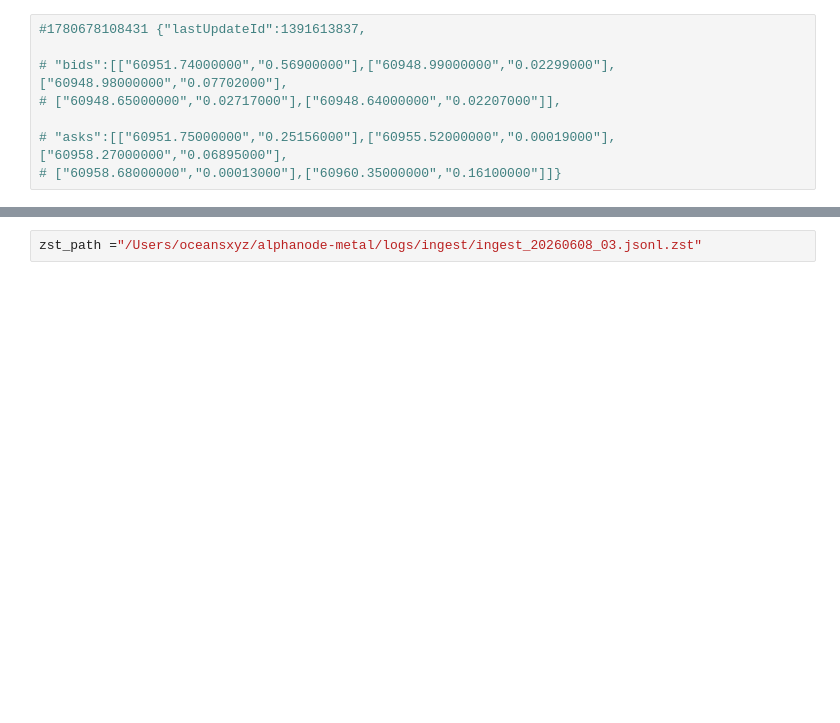
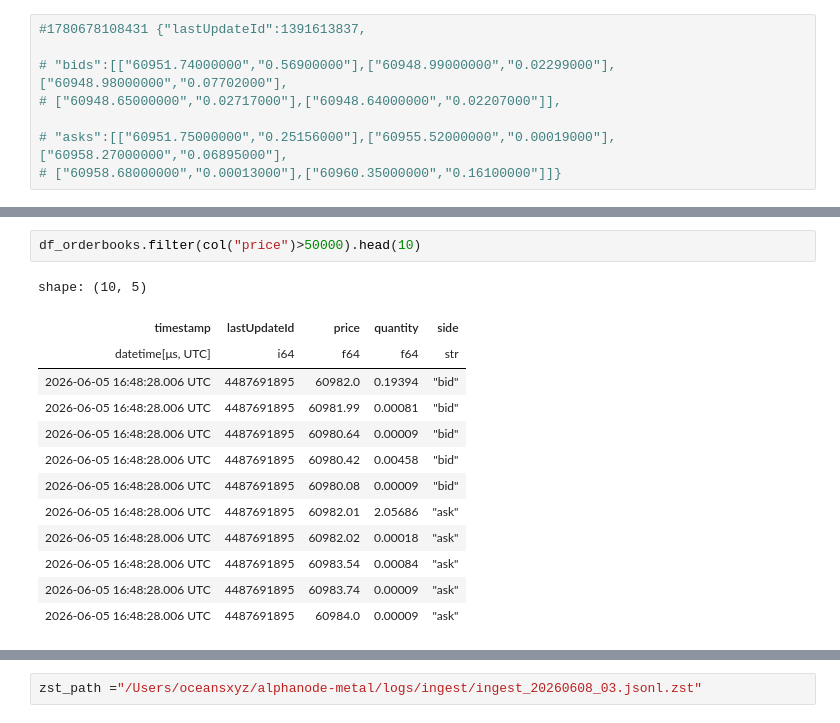
Before and after one commit to IsuruMahakumara/alphanode-forge, a Jupyter notebook: research/eda_arb_strat_01_crypto_audit.ipynb, the cells around one changed output, grey strips where cells are left out. Cells and saved outputs as stored; diff of their text form; blank space fills up the shorter version.

```diff
--- a/research/eda_arb_strat_01_crypto_audit.ipynb
+++ b/research/eda_arb_strat_01_crypto_audit.ipynb
@@ -136,0 +169,16 @@ shape: (258_546, 4)
+# %%
+df_orderbooks.filter(col("price")>50000).head(10)
+# %% [output]
+shape: (10, 5)
+| timestamp | lastUpdateId | price | quantity | side |
+| datetime[μs, UTC] | i64 | f64 | f64 | str |
+| 2026-06-05 16:48:28.006 UTC | 4487691895 | 60982.0 | 0.19394 | "bid" |
+| 2026-06-05 16:48:28.006 UTC | 4487691895 | 60981.99 | 0.00081 | "bid" |
+| 2026-06-05 16:48:28.006 UTC | 4487691895 | 60980.64 | 0.00009 | "bid" |
+| 2026-06-05 16:48:28.006 UTC | 4487691895 | 60980.42 | 0.00458 | "bid" |
+| 2026-06-05 16:48:28.006 UTC | 4487691895 | 60980.08 | 0.00009 | "bid" |
+| 2026-06-05 16:48:28.006 UTC | 4487691895 | 60982.01 | 2.05686 | "ask" |
+| 2026-06-05 16:48:28.006 UTC | 4487691895 | 60982.02 | 0.00018 | "ask" |
+| 2026-06-05 16:48:28.006 UTC | 4487691895 | 60983.54 | 0.00084 | "ask" |
+| 2026-06-05 16:48:28.006 UTC | 4487691895 | 60983.74 | 0.00009 | "ask" |
+| 2026-06-05 16:48:28.006 UTC | 4487691895 | 60984.0 | 0.00009 | "ask" |
```
Also changed, not shown: parts of 6 cells of this notebook, 4 other files.
